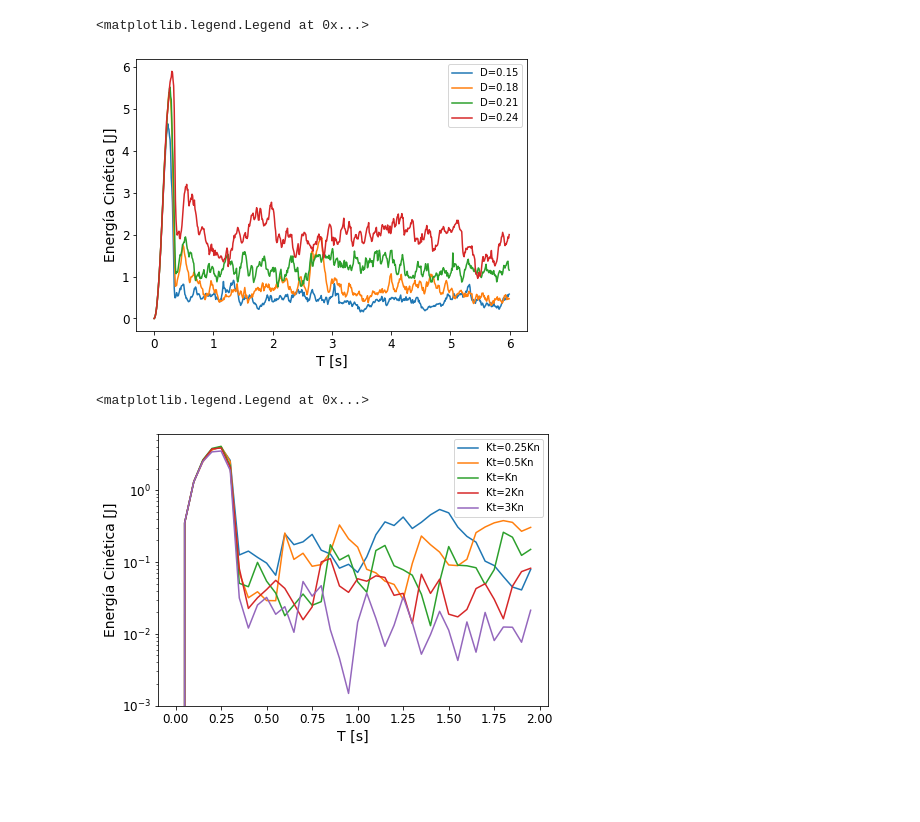
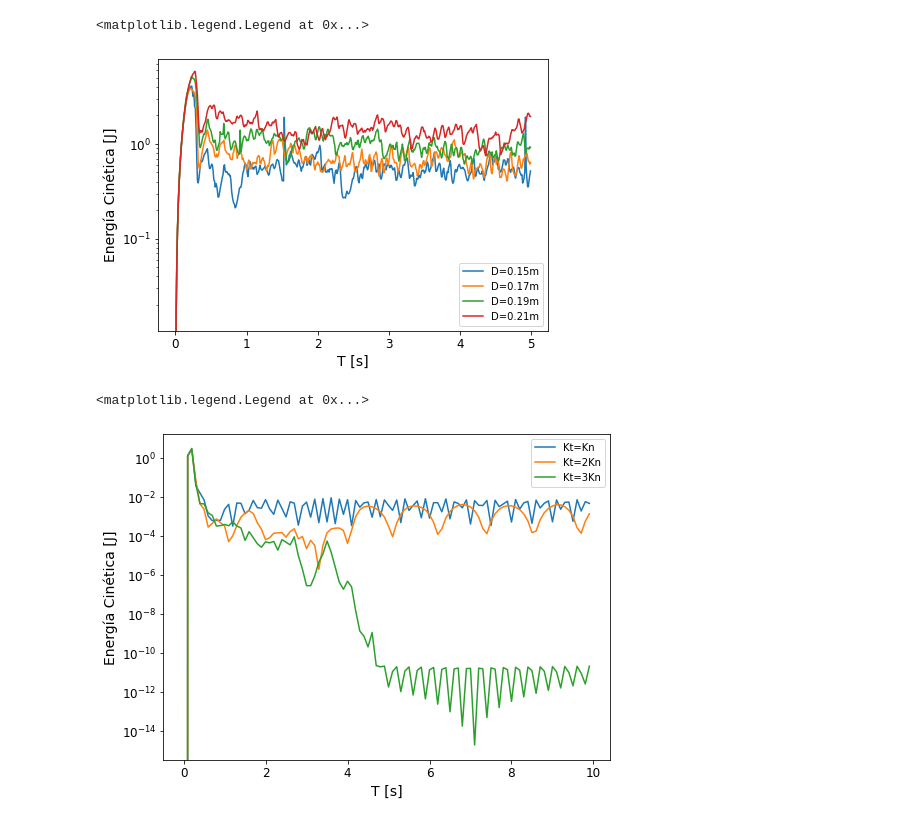
Before and after one commit to navfran98/TP5-SS, a Jupyter notebook: PythonAnalysis/Ej3_4.ipynb, the cells around one changed output. Saved outputs shown, nothing was run; the diff lists cells and outputs as text; code cells hidden in the pictures; blank space fills up the shorter version.

```diff
--- a/PythonAnalysis/Ej3_4.ipynb
+++ b/PythonAnalysis/Ej3_4.ipynb
@@ -8,8 +8,8 @@ import math
 import matplotlib.figure as fig
 from scipy import stats
 # %%
-data1 = pd.read_csv("../FilesEj2/OutputEj2_1.csv")
-data2 = pd.read_csv("../FilesEj2/OutputEj2_2.csv")
-data3 = pd.read_csv("../FilesEj2/OutputEj2_3.csv")
-data4 = pd.read_csv("../FilesEj2/OutputEj2_4.csv")
+data1 = pd.read_csv("FilesEj3/OutputEj3_1.csv")
+data2 = pd.read_csv("FilesEj3/OutputEj3_2.csv")
+data3 = pd.read_csv("FilesEj3/OutputEj3_3.csv")
+data4 = pd.read_csv("FilesEj3/OutputEj3_4.csv")
 # %%
@@ -21,30 +19,29 @@ data5_4 = pd.read_csv("../FilesEj4/OutputEj4_5.csv")
 # %%
 parameters = {'xtick.labelsize': 12,'ytick.labelsize': 12, 'axes.labelsize': 14}
 plt.rcParams.update(parameters)
 plt.figure(figsize=(7,5))
-plt.plot(data1['Dt'], data1['KE'], label = "D=0.15")
-plt.plot(data2['Dt'], data2['KE'], label = "D=0.18")
-plt.plot(data3['Dt'], data3['KE'], label = "D=0.21")
-plt.plot(data4['Dt'], data4['KE'], label = "D=0.24")
+plt.plot(data1['Dt'], data1['KE'], label = "D=0.15m")
+plt.plot(data2['Dt'], data2['KE'], label = "D=0.17m")
+plt.plot(data3['Dt'], data3['KE'], label = "D=0.19m")
+plt.plot(data4['Dt'], data4['KE'], label = "D=0.21m")
 plt.xlabel("T [s]")
 plt.ylabel("Energía Cinética [J]")
+plt.semilogy()
 plt.legend()
 # %% [output]
 <matplotlib.legend.Legend at 0x...>
-[figure, old version]
+[figure, new version]
 # %%
 parameters = {'xtick.labelsize': 12,'ytick.labelsize': 12, 'axes.labelsize': 14}
 plt.rcParams.update(parameters)
-plt.figure(figsize=(7,5))
-plt.plot(data1_4['Dt'], data1_4['KE'], label = "Kt=0.25Kn")
-plt.plot(data2_4['Dt'], data2_4['KE'], label = "Kt=0.5Kn")
-plt.plot(data3_4['Dt'], data3_4['KE'], label = "Kt=Kn")
-plt.plot(data4_4['Dt'], data4_4['KE'], label = "Kt=2Kn")
-plt.plot(data5_4['Dt'], data5_4['KE'], label = "Kt=3Kn")
+plt.figure(figsize=(8,6))
+plt.plot(data1_4['Dt'], data1_4['KE'], label = "Kt=Kn")
+plt.plot(data2_4['Dt'], data2_4['KE'], label = "Kt=2Kn")
+plt.plot(data3_4['Dt'], data3_4['KE'], label = "Kt=3Kn")
 plt.xlabel("T [s]")
 plt.ylabel("Energía Cinética [J]")
 plt.semilogy()
 plt.legend()
 # %% [output]
 <matplotlib.legend.Legend at 0x...>
-[figure, old version]
+[figure, new version]
```
Also changed, not shown: parts of 5 cells of this notebook, 11 other files.
